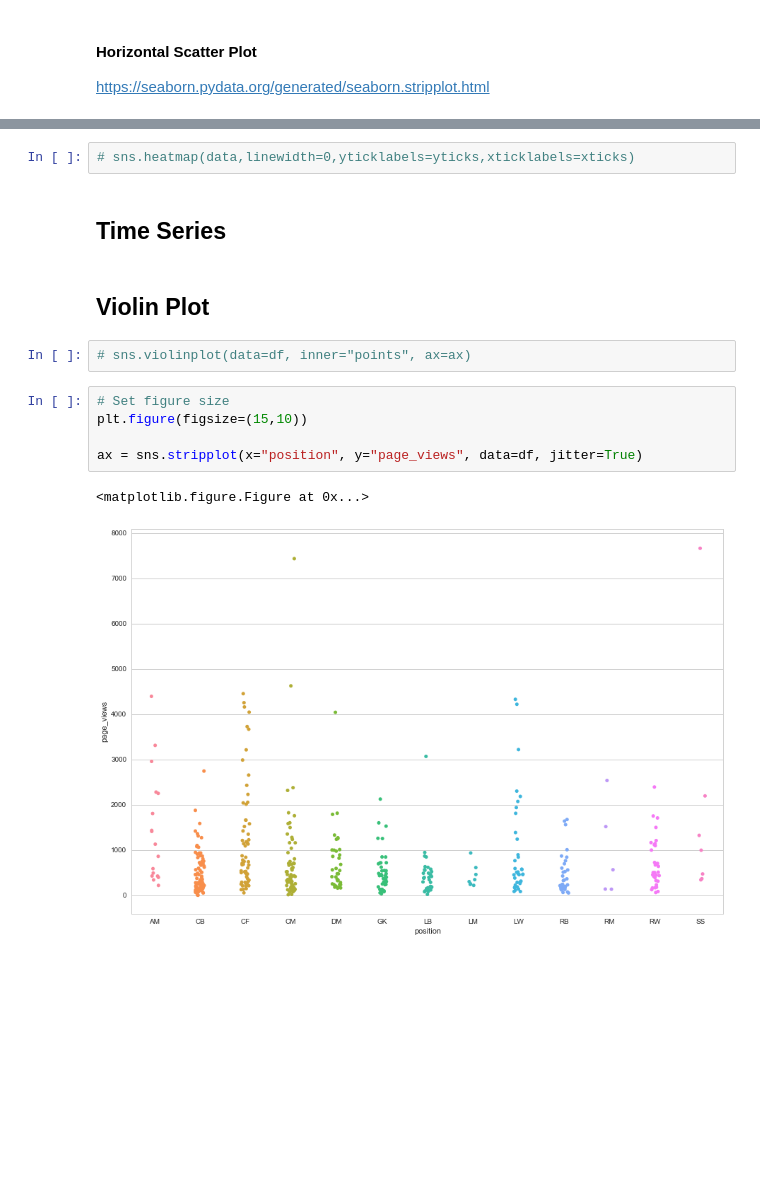
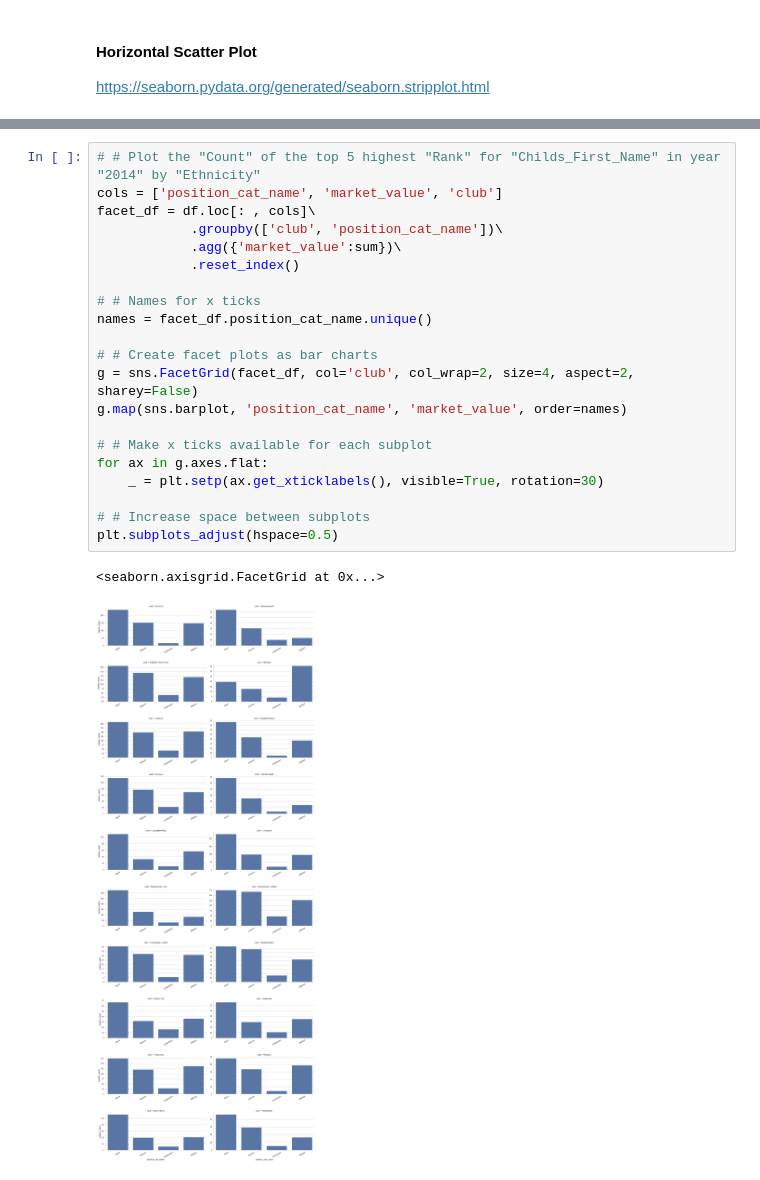
Before and after one commit to basilvetas/seaborn-visualizations, a Jupyter notebook: Data-Visualizations-Python.ipynb, the cells around one changed output, grey strips where cells are left out. Drawn from its saved outputs; the diff is of its cells as text; blank space fills up the shorter version.

```diff
--- a/Data-Visualizations-Python.ipynb
+++ b/Data-Visualizations-Python.ipynb
@@ -374,16 +354,24 @@ data.head()
-# %%
-# sns.heatmap(data,linewidth=0,yticklabels=yticks,xticklabels=xticks)
-# %% [markdown]
-## Time Series
-# %% [markdown]
-## Violin Plot
-# %%
-# sns.violinplot(data=df, inner="points", ax=ax)
-# %%
-# Set figure size
-plt.figure(figsize=(15,10))
-
-ax = sns.stripplot(x="position", y="page_views", data=df, jitter=True)
-# %% [output]
-<matplotlib.figure.Figure at 0x...>
-[figure, removed]
+# %%
+# # Plot the "Count" of the top 5 highest "Rank" for "Childs_First_Name" in year "2014" by "Ethnicity"
+cols = ['position_cat_name', 'market_value', 'club']
+facet_df = df.loc[: , cols]\
+            .groupby(['club', 'position_cat_name'])\
+            .agg({'market_value':sum})\
+            .reset_index()
+
+# # Names for x ticks
+names = facet_df.position_cat_name.unique()
+
+# # Create facet plots as bar charts
+g = sns.FacetGrid(facet_df, col='club', col_wrap=2, size=4, aspect=2, sharey=False)
+g.map(sns.barplot, 'position_cat_name', 'market_value', order=names)
+
+# # Make x ticks available for each subplot
+for ax in g.axes.flat:
+    _ = plt.setp(ax.get_xticklabels(), visible=True, rotation=30)
+
+# # Increase space between subplots
+plt.subplots_adjust(hspace=0.5)
+# %% [output]
+<seaborn.axisgrid.FacetGrid at 0x...>
+[figure, added]
```
Also changed, not shown: parts of 32 cells of this notebook.
